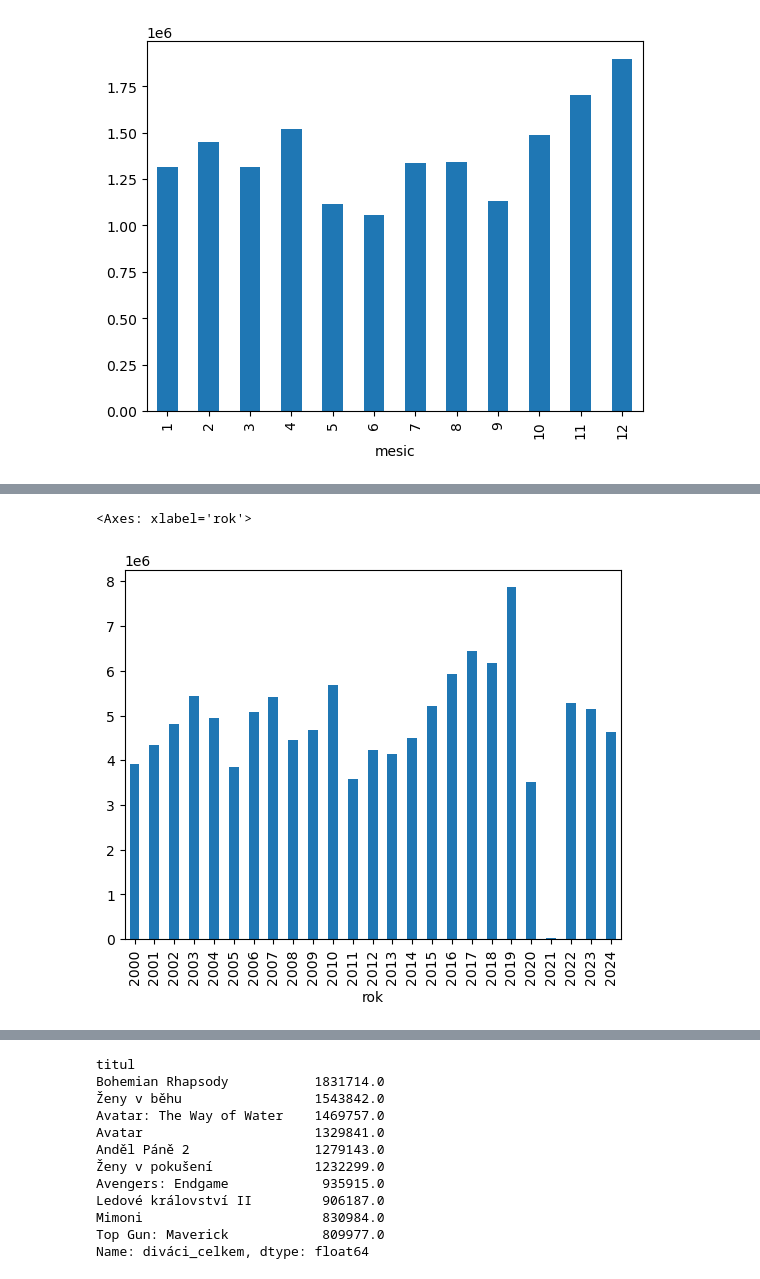
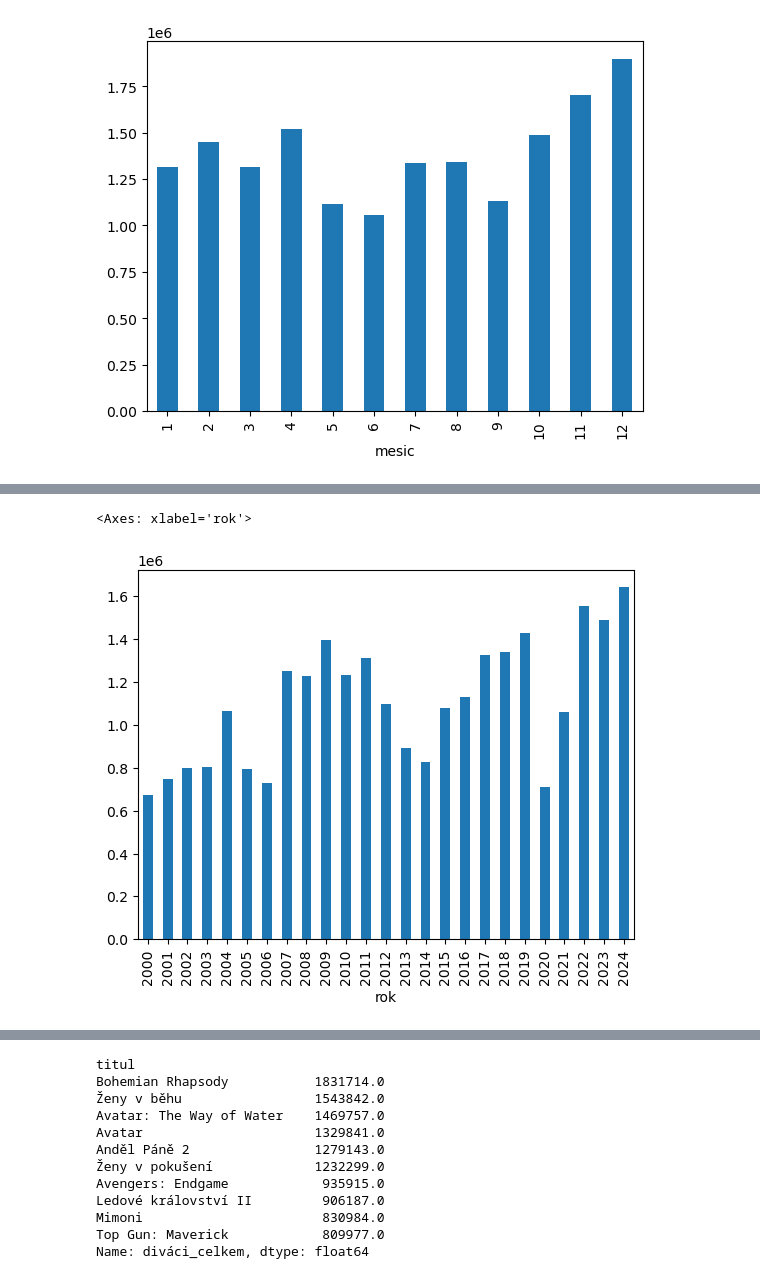
Before and after one commit to DataRozhlas/navstevnost-kin, a Jupyter notebook: 100_explorace.ipynb, the cells around one changed output, grey strips where cells are left out. Drawn from its saved outputs; the diff is of its cells as text; code cells hidden in the pictures.

```diff
--- a/100_explorace.ipynb
+++ b/100_explorace.ipynb
@@ -114,7 +607,7 @@ rok
 2024    4627013.0
 Name: divactvo, dtype: float64
 # %%
-df[df['mesic'].isin([1,2,3,4,5])].groupby('rok')['divactvo'].sum().plot.bar()
+df[df['mesic'].isin([7])].groupby('rok')['divactvo'].sum().plot.bar()
 # %% [output]
 <Axes: xlabel='rok'>
-[figure, old version]
+[figure, new version]
```
Also changed, not shown: parts of 50 cells of this notebook, 7 other files.
